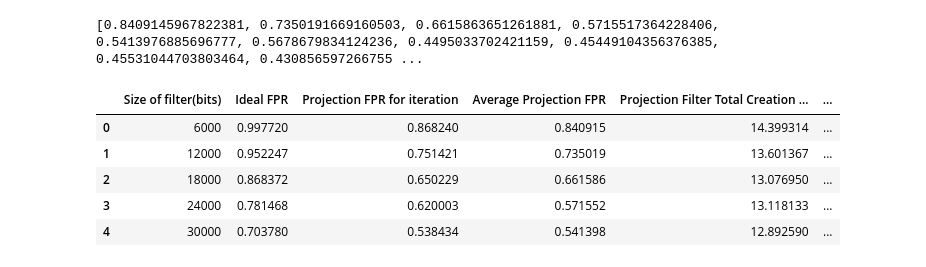
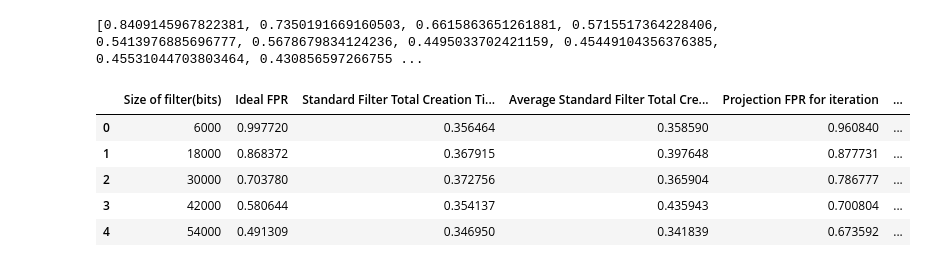
Before and after one commit to borthakur/Learned-Bloom-Filters, a Jupyter notebook: MiniBooNe_rerun.ipynb, the cells around one changed output. Saved outputs shown, nothing was run; the diff lists cells and outputs as text; code cells hidden in the pictures.

```diff
--- a/MiniBooNe_rerun.ipynb
+++ b/MiniBooNe_rerun.ipynb
@@ -40,7 +68,7 @@ y_test=np.zeros(46782)
 # %%
 class Projection_BloomFilter:
     def __init__(self, size, hash_count, dim):
-        vectors = np.random.normal(0,5,size=(hash_count,dim)) ### Changed Standard Deviation to 5
+        vectors = np.random.normal(0,1,size=(hash_count,dim)) #random vectors(each row) from normal distribution, not unit vectors
         i=0
         while(i<hash_count):
             if(vectors[i][0]<0):
@@ -50,7 +78,7 @@ class Projection_BloomFilter:
                 #print("changed v", vectors[i])
             i = i+1
        # print(vectors)
-        self.unit_vectors = np.transpose(vectors) ### Not Unit Vectors
+        self.unit_vectors = np.transpose(vectors/np.sqrt(np.transpose([np.sum(np.multiply(vectors,vectors),1)]))) #Matrix where each column is a unit vector, used as hash
         self.size = size
         self.hash_count = hash_count
         self.bit_array = bitarray(size)
@@ -116,8 +144,15 @@ def find_fpr2(bf,x_neg):
         if(flag==0):
             fp += 1
     return fp/(fp+tn)
+
+#(Input:bloom filter size, total random numbers, ratio of number inserted; Output:efficient number of hash functions)
+def eff_k(m,n,r):
+    k=int(m/(int(n*r))*math.log(2))
+    if(k==0):
+        return 1
+    return k
 # %%
-def get_data_points_Projection(x_train,x_test,y_train,init_size,diff,num,epochs,fpr_values,size_values,times):
+def get_data_points_Projection(x_train,x_test,y_train,init_size,diff,num,epochs,fpr_values,size_values,times,standard_times):
     input_dim = x_train.shape[1]
     n = sum(y_train)
     x_pos = x_train[(y_train==1).reshape(-1)]
@@ -127,6 +162,14 @@ def get_data_points_Projection(x_train,x_test,y_train,init_size,diff,num,epochs,
         m = init_size + i*diff
         k = eff_k(m,n,1)
         fpr = 1
+        start1 = timeit.default_timer()
+
+        stanbf = BloomFilter(m,k)
+        for x_pos_i in x_pos:
+            stanbf.add(sum(x_pos_i))
+
+        stop1 = timeit.default_timer()
+
         start = timeit.default_timer()
         tempbf = Projection_BloomFilter(m,k,input_dim)
         for j in range(0,epochs):
@@ -138,20 +181,22 @@ def get_data_points_Projection(x_train,x_test,y_train,init_size,diff,num,epochs,
                 tempbf=bf
         stop = timeit.default_timer()
         fpr_test=find_fpr2(tempbf,x_test)
-        print("Size: %d Bits - FPR: %f \n\n\n" % (m,fpr_test))
+        print("Size: %d Bits - FPR: %f - Time Taken to create Standard: %f - Time Taken to create Projecion: %f \n\n\n" % (m,fpr_test,stop1-start1,stop-start))
         fpr_values += [fpr_test]
         size_values += [m]
         times += [stop-start]
+        standard_times += [stop1-start1]
 # %%
-num_of_iterations = 3 #Increase to make graph smoother
+num_of_iterations = 3#Increase to make graph smoother
 
 fpr_values = []
 size_values = []
 times = []
+standard_times = []
 
 for i in range(0,num_of_iterations):
     print("~~~~~~~~ Iteration %d ~~~~~~~~ \n" %(i+1))
-    get_data_points_Projection(x_train,x_test,y_train,6000,6000,50,100,fpr_values,size_values,times)
+    get_data_points_Projection(x_train,x_test,y_train,6000,12000,20,100,fpr_values,size_values,times,standard_times)
 # %% [output]
 ~~~~~~~~ Iteration 1 ~~~~~~~~
 
@@ -199,0 +242,10 @@ print(len(average_times))
+# %%
+total_standard_times = len(standard_times)
+average_standard_times = []
+for i in range(0,total_fprs//num_of_iterations):
+    temp = 0
+    for j in range(0,num_of_iterations):
+        temp += standard_times[i+j*(total_fprs//num_of_iterations)]
+    temp /= num_of_iterations
+    average_standard_times += [temp]
+print(len(average_standard_times))
@@ -241,15 +295,15 @@ print(average_fprs)
 # %% [output]
 [0.8409145967822381, 0.7350191669160503, 0.6615863651261881, 0.5715517364228406, 0.5413976885696777, 0.5678679834124236, 0.4495033702421159, 0.45449104356376385, 0.45531044703803464, 0.430856597266755 ...
 # %%
-saved_data = list(zip(size_values, y_ideal, fpr_values, average_fprs, times, average_times))
-df = pd.DataFrame(saved_data,columns = ['Size of filter(bits)','Ideal FPR', 'Projection FPR for iteration', 'Average Projection FPR', 'Projection Filter Total Creation Time(sec)', 'Average Projection Filter Total Creation Time(sec)'])
+saved_data = list(zip(size_values, y_ideal, standard_times, average_standard_times, fpr_values, average_fprs, times, average_times))
+df = pd.DataFrame(saved_data,columns = ['Size of filter(bits)','Ideal FPR','Standard Filter Total Creation Time(sec)', 'Average Standard Filter Total Creation Time(sec)', 'Projection FPR for iteration', 'Average Projection FPR', 'Projection Filter Total Creation Time(sec)', 'Average Projection Filter Total Creation Time(sec)'])
 df.head()
 # %% [output]
-|  | Size of filter(bits) | Ideal FPR | Projection FPR for iteration | Average Projection FPR | Projection Filter Total Creation ... | ... |
-| 0 | 6000 | 0.997720 | 0.868240 | 0.840915 | 14.399314 | ... |
-| 1 | 12000 | 0.952247 | 0.751421 | 0.735019 | 13.601367 | ... |
-| 2 | 18000 | 0.868372 | 0.650229 | 0.661586 | 13.076950 | ... |
-| 3 | 24000 | 0.781468 | 0.620003 | 0.571552 | 13.118133 | ... |
-| 4 | 30000 | 0.703780 | 0.538434 | 0.541398 | 12.892590 | ... |
+|  | Size of filter(bits) | Ideal FPR | Standard Filter Total Creation Ti... | Average Standard Filter Total Cre... | Projection FPR for iteration | ... |
+| 0 | 6000 | 0.997720 | 0.356464 | 0.358590 | 0.960840 | ... |
+| 1 | 18000 | 0.868372 | 0.367915 | 0.397648 | 0.877731 | ... |
+| 2 | 30000 | 0.703780 | 0.372756 | 0.365904 | 0.786777 | ... |
+| 3 | 42000 | 0.580644 | 0.354137 | 0.435943 | 0.700804 | ... |
+| 4 | 54000 | 0.491309 | 0.346950 | 0.341839 | 0.673592 | ... |
 # %%
 df.to_csv('/Users/aditijain/Desktop/NewFolderWithItems/SURA/MiniBooNe_rerun_epochs_100.csv')
```
Also changed, not shown: parts of 8 cells of this notebook.
